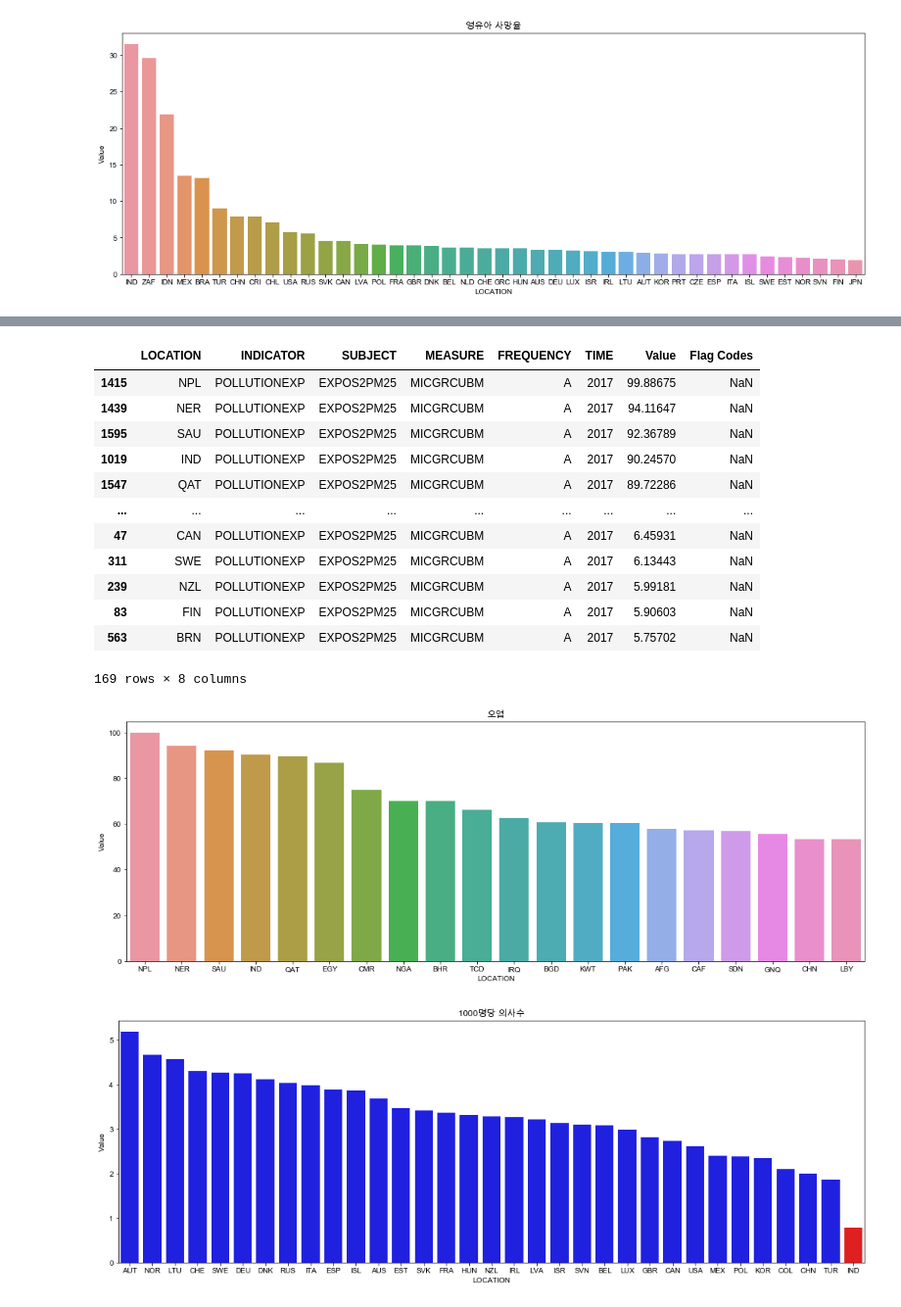
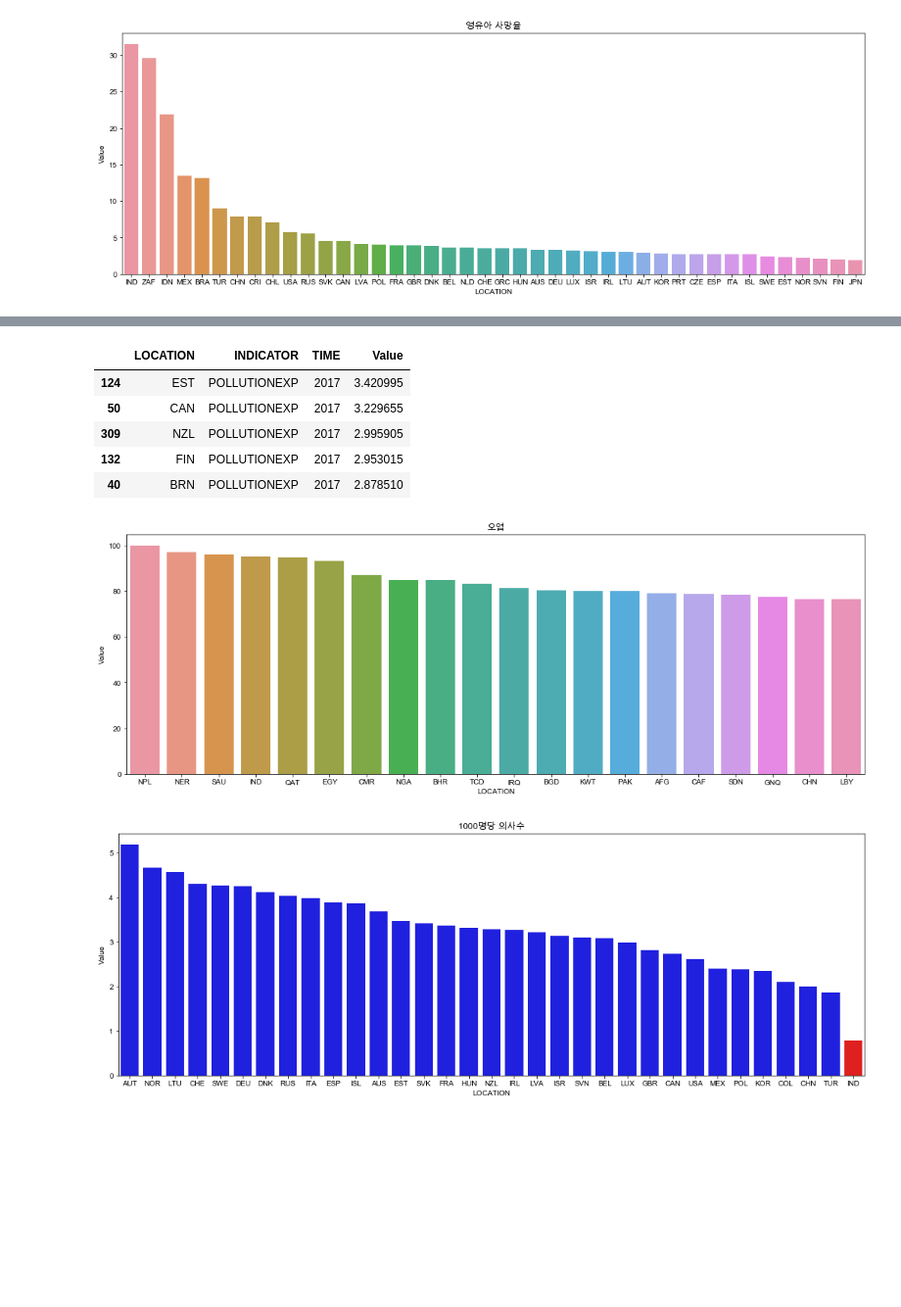
Before and after one commit to darenkim/dss_exercising, a Jupyter notebook: EDA_PROJECT_Worlddata/EDA_Health_IND_ver2.ipynb, the cells around one changed output, grey strips where cells are left out. Shown at 98% size. Saved outputs shown, nothing was run; the diff lists cells and outputs as text; code cells hidden in the pictures; blank space fills up the shorter version.

```diff
--- a/EDA_PROJECT_Worlddata/EDA_Health_IND_ver2.ipynb
+++ b/EDA_PROJECT_Worlddata/EDA_Health_IND_ver2.ipynb
@@ -247,5 +264,5 @@ plt.title("인도");
 # %%
 #오염 노출정도
 
-df_pol= df_2017[(df_2017["INDICATOR"] =='POLLUTIONEXP') & (df_2017["MEASURE"] =='MICGRCUBM')]
+df_pol= df_2017[df_2017["INDICATOR"] =='POLLUTIONEXP']
 df_pol = df_pol.sort_values(by ='Value', ascending = False)
@@ -254,26 +269,19 @@ KeyError: 'MEASURE'
 # %%
-df_pol
+df_pol.tail()
 # %% [output]
-|  | LOCATION | INDICATOR | SUBJECT | MEASURE | FREQUENCY | TIME | Value | Flag Codes |
-| 1415 | NPL | POLLUTIONEXP | EXPOS2PM25 | MICGRCUBM | A | 2017 | 99.88675 | NaN |
-| 1439 | NER | POLLUTIONEXP | EXPOS2PM25 | MICGRCUBM | A | 2017 | 94.11647 | NaN |
-| 1595 | SAU | POLLUTIONEXP | EXPOS2PM25 | MICGRCUBM | A | 2017 | 92.36789 | NaN |
-| 1019 | IND | POLLUTIONEXP | EXPOS2PM25 | MICGRCUBM | A | 2017 | 90.24570 | NaN |
-| 1547 | QAT | POLLUTIONEXP | EXPOS2PM25 | MICGRCUBM | A | 2017 | 89.72286 | NaN |
-| ... | ... | ... | ... | ... | ... | ... | ... | ... |
-| 47 | CAN | POLLUTIONEXP | EXPOS2PM25 | MICGRCUBM | A | 2017 | 6.45931 | NaN |
-| 311 | SWE | POLLUTIONEXP | EXPOS2PM25 | MICGRCUBM | A | 2017 | 6.13443 | NaN |
-| 239 | NZL | POLLUTIONEXP | EXPOS2PM25 | MICGRCUBM | A | 2017 | 5.99181 | NaN |
-| 83 | FIN | POLLUTIONEXP | EXPOS2PM25 | MICGRCUBM | A | 2017 | 5.90603 | NaN |
-| 563 | BRN | POLLUTIONEXP | EXPOS2PM25 | MICGRCUBM | A | 2017 | 5.75702 | NaN |
+|  | LOCATION | INDICATOR | TIME | Value |
+| 124 | EST | POLLUTIONEXP | 2017 | 3.420995 |
+| 50 | CAN | POLLUTIONEXP | 2017 | 3.229655 |
+| 309 | NZL | POLLUTIONEXP | 2017 | 2.995905 |
+| 132 | FIN | POLLUTIONEXP | 2017 | 2.953015 |
+| 40 | BRN | POLLUTIONEXP | 2017 | 2.878510 |
-169 rows × 8 columns
 # %%
 plt.figure(figsize=(18,6))
 sns.barplot(x= 'LOCATION', y='Value', data = df_pol[:20])
 plt.title("오염");
 #인도가 4위(총 169 개국)
 # %% [output]
-[figure, old version]
+[figure, new version]
 # %%
 #1000명당 의사수
 
```
Also changed, not shown: parts of 17 cells of this notebook.
